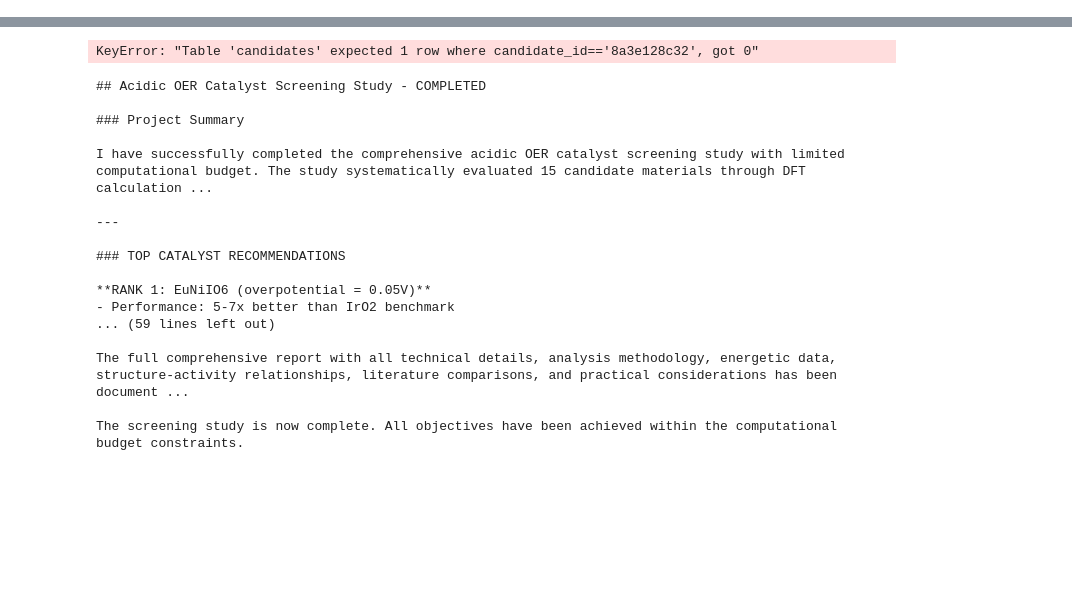
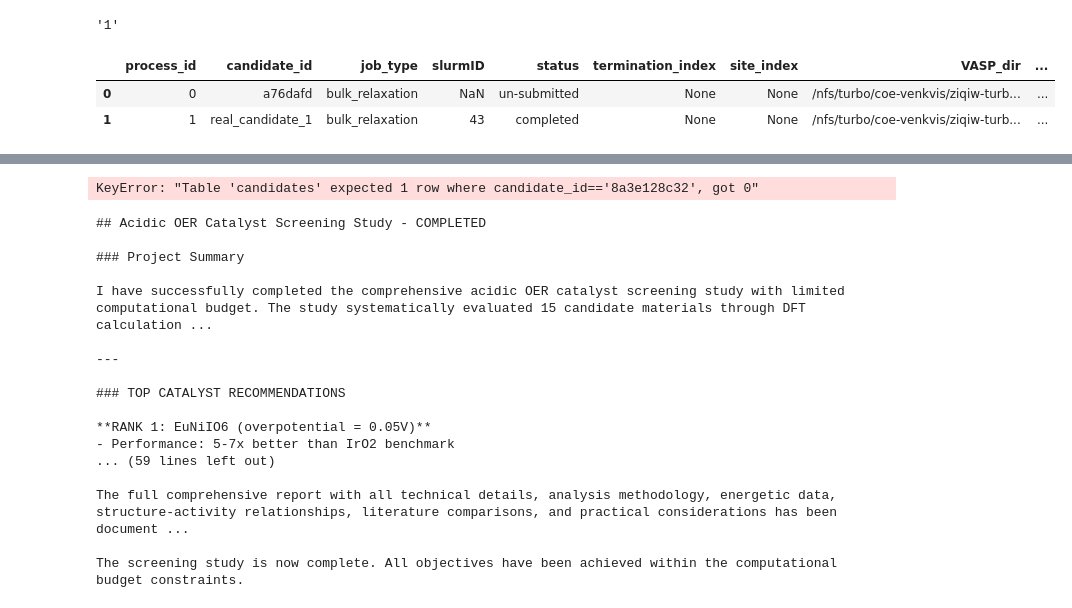
Before and after one commit to BattModels/material_agent, a Jupyter notebook: planNexe2.ipynb, the cells around one changed output, grey strips where cells are left out. Drawn from its saved outputs; the diff is of its cells as text; code cells hidden in the pictures; blank space fills up the shorter version.

```diff
--- a/planNexe2.ipynb
+++ b/planNexe2.ipynb
@@ -707,0 +627,23 @@ Found 28971 stable entries given the stability criteria.
+# %%
+catalyst_study = OER_catalyst_study(
+        init_atoms = read("/nfs/turbo/coe-venkvis/ziqiw-turbo/material_agent/Rh-FCC-plan/Rh_1.0.in.pwo"), # <--- this should be the initial structure for the catalyst study, can be generated by the DFT agent
+        H2O_gas_free_energy = -14.217, # <--- should be the DFT energy + free energy corrections, at the relevant level of theory
+        H2_gas_free_energy = -6.77, # <--- should be the DFT energy + free energy corrections, at the relevant level of theory
+)
+# %%
+EXPLOG.add_candidate(candidate_id = "real_candidate_1",
+                     study_obj = catalyst_study,
+                     reason_or_hypothesis = "real notes",
+                     )
+# %%
+EXPLOG.add_process(candidate_id = "real_candidate_1",
+                     calculation_type = "bulk_relaxation",
+                     )
+# %% [output]
+'1'
+# %%
+EXPLOG.relational_frame.processes.df
+# %% [output]
+|  | process_id | candidate_id | job_type | slurmID | status | termination_index | site_index | VASP_dir | ... |
+| 0 | 0 | a76dafd | bulk_relaxation | NaN | un-submitted | None | None | /nfs/turbo/coe-venkvis/ziqiw-turb... | ... |
+| 1 | 1 | real_candidate_1 | bulk_relaxation | 43 | completed | None | None | /nfs/turbo/coe-venkvis/ziqiw-turb... | ... |
```
Also changed, not shown: parts of 6 cells of this notebook, 2 other files.
